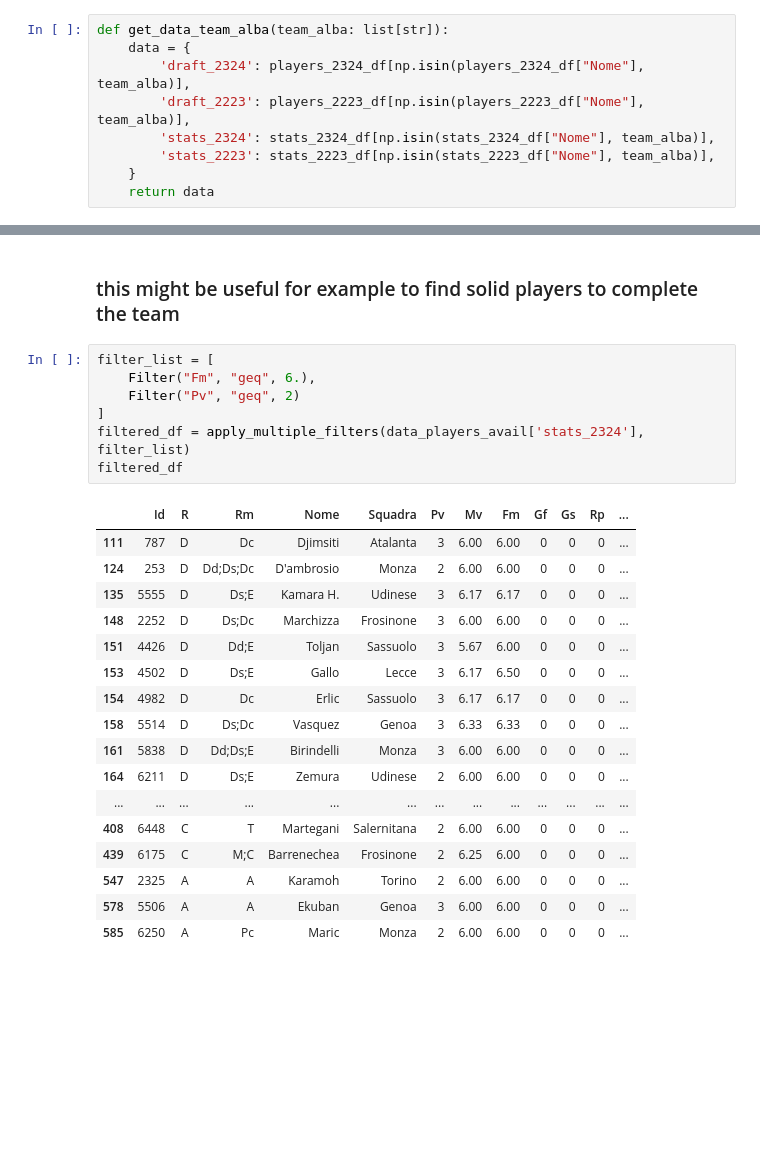
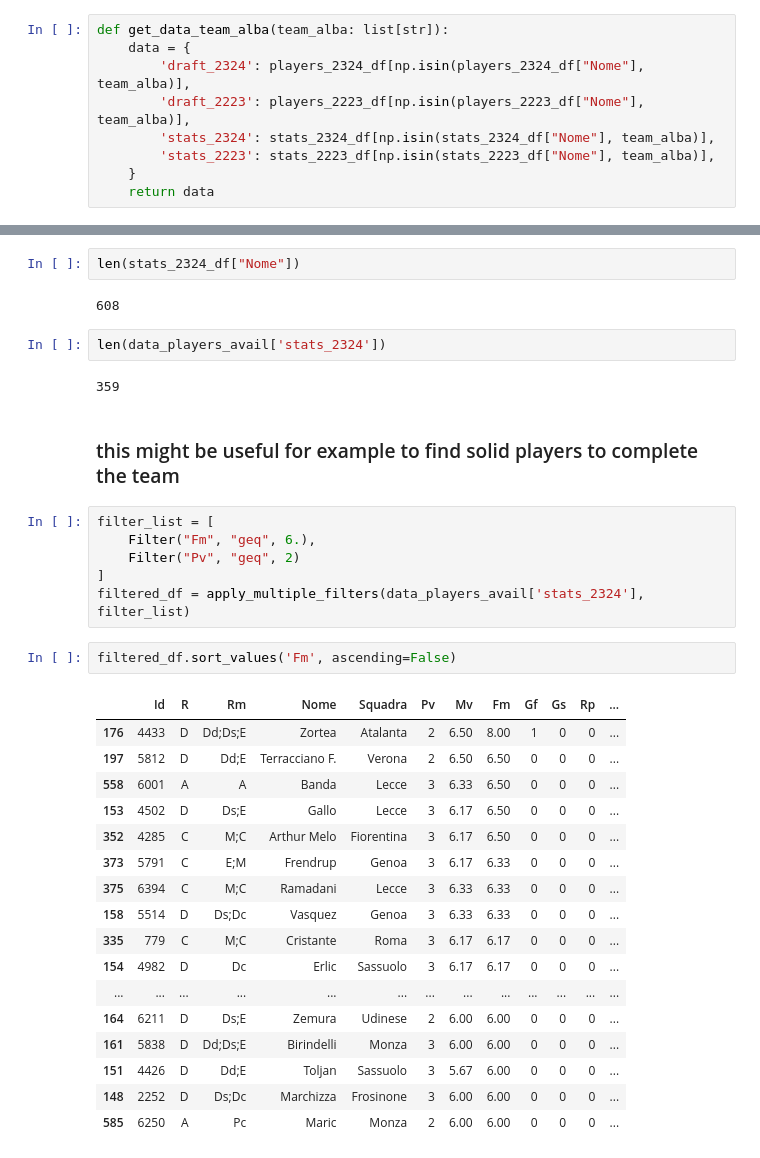
Before and after one commit to AndreaIncatasciato/fantacalcio, a Jupyter notebook: fantacalcio_analysis.ipynb, the cells around one changed output, grey strips where cells are left out. Cells and saved outputs as stored; diff of their text form; blank space fills up the shorter version.

```diff
--- a/fantacalcio_analysis.ipynb
+++ b/fantacalcio_analysis.ipynb
@@ -346,6 +346,14 @@ data_players_avail = {
     'stats_2324': stats_2324_df[np.invert(np.isin(stats_2324_df["Nome"], players_taken))],
     'stats_2223': stats_2223_df[np.invert(np.isin(stats_2223_df["Nome"], players_taken))],
 }
+# %%
+len(stats_2324_df["Nome"])
+# %% [output]
+608
+# %%
+len(data_players_avail['stats_2324'])
+# %% [output]
+359
 # %% [markdown]
 ### this might be useful for example to find solid players to complete the team
 # %%
@@ -354,22 +362,23 @@ filter_list = [
     Filter("Pv", "geq", 2)
 ]
 filtered_df = apply_multiple_filters(data_players_avail['stats_2324'], filter_list)
-filtered_df
-# %% [output]
-|  | Id | R | Rm | Nome | Squadra | Pv | Mv | Fm | Gf | Gs | Rp | ... |
-| 111 | 787 | D | Dc | Djimsiti | Atalanta | 3 | 6.00 | 6.00 | 0 | 0 | 0 | ... |
-| 124 | 253 | D | Dd;Ds;Dc | D'ambrosio | Monza | 2 | 6.00 | 6.00 | 0 | 0 | 0 | ... |
-| 135 | 5555 | D | Ds;E | Kamara H. | Udinese | 3 | 6.17 | 6.17 | 0 | 0 | 0 | ... |
-| 148 | 2252 | D | Ds;Dc | Marchizza | Frosinone | 3 | 6.00 | 6.00 | 0 | 0 | 0 | ... |
-| 151 | 4426 | D | Dd;E | Toljan | Sassuolo | 3 | 5.67 | 6.00 | 0 | 0 | 0 | ... |
-| 153 | 4502 | D | Ds;E | Gallo | Lecce | 3 | 6.17 | 6.50 | 0 | 0 | 0 | ... |
-| 154 | 4982 | D | Dc | Erlic | Sassuolo | 3 | 6.17 | 6.17 | 0 | 0 | 0 | ... |
-| 158 | 5514 | D | Ds;Dc | Vasquez | Genoa | 3 | 6.33 | 6.33 | 0 | 0 | 0 | ... |
-| 161 | 5838 | D | Dd;Ds;E | Birindelli | Monza | 3 | 6.00 | 6.00 | 0 | 0 | 0 | ... |
-| 164 | 6211 | D | Ds;E | Zemura | Udinese | 2 | 6.00 | 6.00 | 0 | 0 | 0 | ... |
-| ... | ... | ... | ... | ... | ... | ... | ... | ... | ... | ... | ... | ... |
-| 408 | 6448 | C | T | Martegani | Salernitana | 2 | 6.00 | 6.00 | 0 | 0 | 0 | ... |
-| 439 | 6175 | C | M;C | Barrenechea | Frosinone | 2 | 6.25 | 6.00 | 0 | 0 | 0 | ... |
-| 547 | 2325 | A | A | Karamoh | Torino | 2 | 6.00 | 6.00 | 0 | 0 | 0 | ... |
-| 578 | 5506 | A | A | Ekuban | Genoa | 3 | 6.00 | 6.00 | 0 | 0 | 0 | ... |
-| 585 | 6250 | A | Pc | Maric | Monza | 2 | 6.00 | 6.00 | 0 | 0 | 0 | ... |
+# %%
+filtered_df.sort_values('Fm', ascending=False)
+# %% [output]
+|  | Id | R | Rm | Nome | Squadra | Pv | Mv | Fm | Gf | Gs | Rp | ... |
+| 176 | 4433 | D | Dd;Ds;E | Zortea | Atalanta | 2 | 6.50 | 8.00 | 1 | 0 | 0 | ... |
+| 197 | 5812 | D | Dd;E | Terracciano F. | Verona | 2 | 6.50 | 6.50 | 0 | 0 | 0 | ... |
+| 558 | 6001 | A | A | Banda | Lecce | 3 | 6.33 | 6.50 | 0 | 0 | 0 | ... |
+| 153 | 4502 | D | Ds;E | Gallo | Lecce | 3 | 6.17 | 6.50 | 0 | 0 | 0 | ... |
+| 352 | 4285 | C | M;C | Arthur Melo | Fiorentina | 3 | 6.17 | 6.50 | 0 | 0 | 0 | ... |
+| 373 | 5791 | C | E;M | Frendrup | Genoa | 3 | 6.17 | 6.33 | 0 | 0 | 0 | ... |
+| 375 | 6394 | C | M;C | Ramadani | Lecce | 3 | 6.33 | 6.33 | 0 | 0 | 0 | ... |
+| 158 | 5514 | D | Ds;Dc | Vasquez | Genoa | 3 | 6.33 | 6.33 | 0 | 0 | 0 | ... |
+| 335 | 779 | C | M;C | Cristante | Roma | 3 | 6.17 | 6.17 | 0 | 0 | 0 | ... |
+| 154 | 4982 | D | Dc | Erlic | Sassuolo | 3 | 6.17 | 6.17 | 0 | 0 | 0 | ... |
+| ... | ... | ... | ... | ... | ... | ... | ... | ... | ... | ... | ... | ... |
+| 164 | 6211 | D | Ds;E | Zemura | Udinese | 2 | 6.00 | 6.00 | 0 | 0 | 0 | ... |
+| 161 | 5838 | D | Dd;Ds;E | Birindelli | Monza | 3 | 6.00 | 6.00 | 0 | 0 | 0 | ... |
+| 151 | 4426 | D | Dd;E | Toljan | Sassuolo | 3 | 5.67 | 6.00 | 0 | 0 | 0 | ... |
+| 148 | 2252 | D | Ds;Dc | Marchizza | Frosinone | 3 | 6.00 | 6.00 | 0 | 0 | 0 | ... |
+| 585 | 6250 | A | Pc | Maric | Monza | 2 | 6.00 | 6.00 | 0 | 0 | 0 | ... |
```
Also changed, not shown: parts of 6 cells of this notebook.
